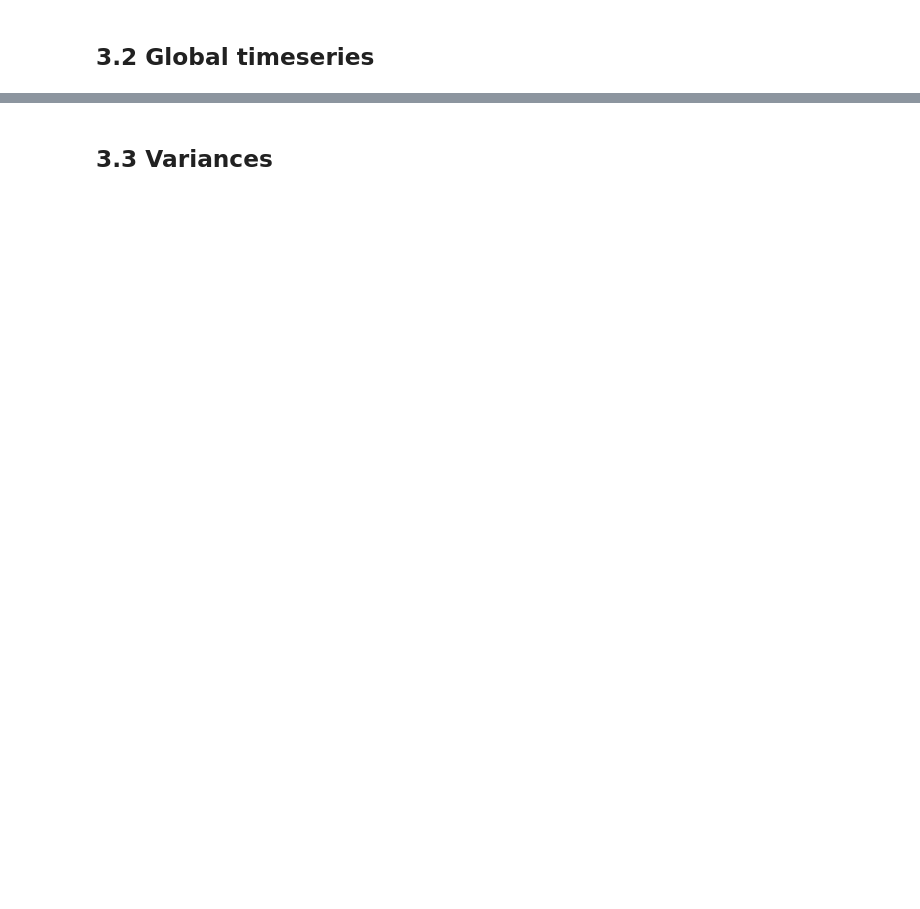
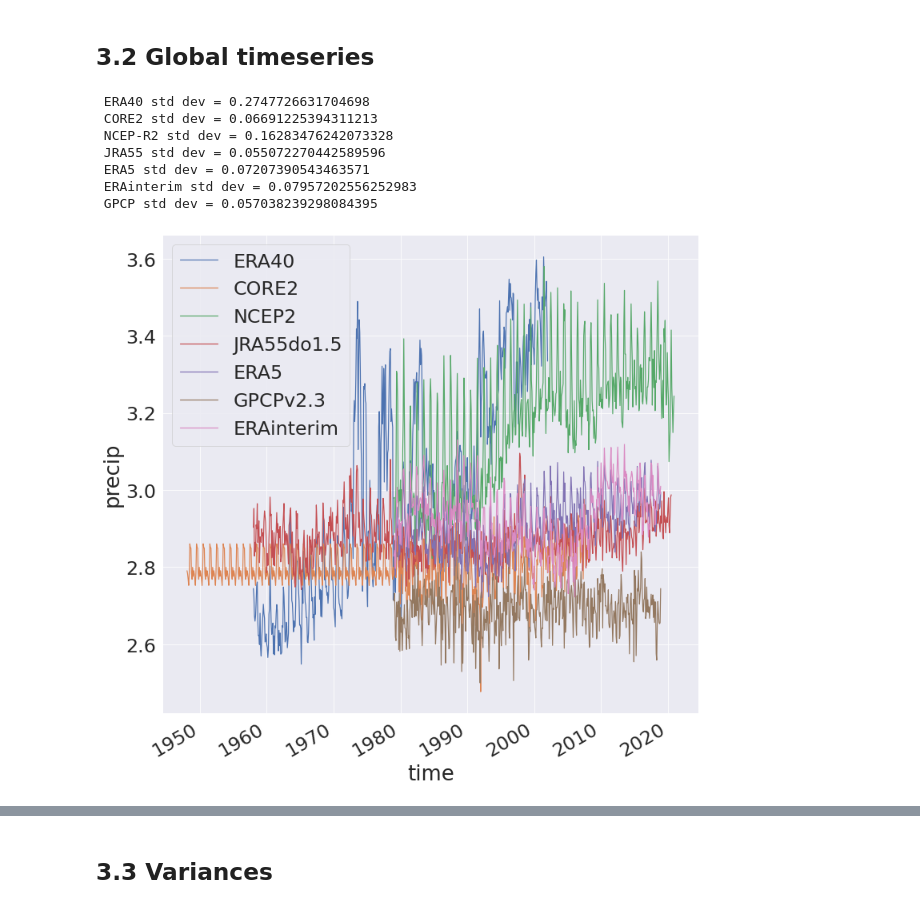
Before and after one commit to raphaeldussin/dev_forcings, a Jupyter notebook: precip_erainterim_correction_gpcp/Evaluation_results.ipynb, the cells around one changed output, grey strips where cells are left out. Cells and saved outputs as stored; diff of their text form; code cells hidden in the pictures; blank space fills up the shorter version.

```diff
--- a/precip_erainterim_correction_gpcp/Evaluation_results.ipynb
+++ b/precip_erainterim_correction_gpcp/Evaluation_results.ipynb
@@ -262,3 +304,48 @@ glopre_monthly_gpcp = xr.open_dataset('avg_monthly_precip_gpcp.nc')['precip']
 glopre_daily_blend = xr.open_dataset('avg_daily_precip_blend.nc')['precip']
 glopre_daily_blend5x = xr.open_dataset('avg_daily_precip_blend5x.nc')['precip']
 glopre_daily_blend1y = xr.open_dataset('avg_daily_precip_blend1y.nc')['precip']
+# %%
+glopre_jra55 = xr.open_dataset("global_mean_precip_jra55.nc")['precip']
+glopre_era5 = xr.open_dataset("global_mean_precip_era5.nc")['precip']
+glopre_ncepr2 = xr.open_dataset("global_mean_precip_ncepr2.nc")['precip']
+glopre_era40 = xr.open_dataset("global_mean_precip_era40.nc")['precip']
+glopre_core2 = xr.open_dataset("global_mean_precip_core2.nc")['precip']
+# %%
+sns.set_theme()
+sns.set_style('dark')
+sns.set_context("paper", font_scale=2.7)
+
+fig, ax = plt.subplots(1, figsize=[12,11])
+glopre_era40.resample(time='1MS').mean().plot(ax=ax, label='ERA40')
+glopre_core2.plot(ax=ax, label='CORE2')
+glopre_ncepr2.resample(time='1MS').mean().plot(ax=ax, label='NCEP2')
+glopre_jra55.resample(time='1MS').mean().plot(ax=ax, label='JRA55do1.5')
+glopre_era5.resample(time='1MS').mean().plot(ax=ax, label='ERA5')
+glopre_monthly_gpcp.plot(ax=ax, label='GPCPv2.3')
+glopre_monthly_era.plot(ax=ax, label='ERAinterim')
+
+
+print(f" ERA40 std dev = {glopre_era40.resample(time='1MS').mean().std().values}")
+print(f" CORE2 std dev = {glopre_core2.sel(TIME=slice('1979', '2008')).std().values}")
+print(f" NCEP-R2 std dev = {glopre_ncepr2.resample(time='1MS').mean().std().values}")
+print(f" JRA55 std dev = {glopre_jra55.resample(time='1MS').mean().std().values}")
+print(f" ERA5 std dev = {glopre_era5.resample(time='1MS').mean().std().values}")
+print(f" ERAinterim std dev = {glopre_monthly_era.std().values}")
+print(f" GPCP std dev = {glopre_monthly_gpcp.std().values}")
+
+
+#axs[0].set_xlabel("")
+#axs[0].set_yticks([-0.6, -0.4, -0.2, 0., 0.2, 0.4])
+#axs[0].set_ylim([-0.9,0.6])
+ax.legend(loc=2)
+#axs[0].set_ylabel(f"precip anomaly\n(mm/day)\naverage = {cmean_era}")
+ax.grid()
+# %% [output]
+ ERA40 std dev = 0.2747726631704698
+ CORE2 std dev = 0.06691225394311213
+ NCEP-R2 std dev = 0.16283476242073328
+ JRA55 std dev = 0.055072270442589596
+ ERA5 std dev = 0.07207390543463571
+ ERAinterim std dev = 0.07957202556252983
+ GPCP std dev = 0.057038239298084395
+[figure, added]
```
Also changed, not shown: parts of 22 cells of this notebook, 4 other files.
